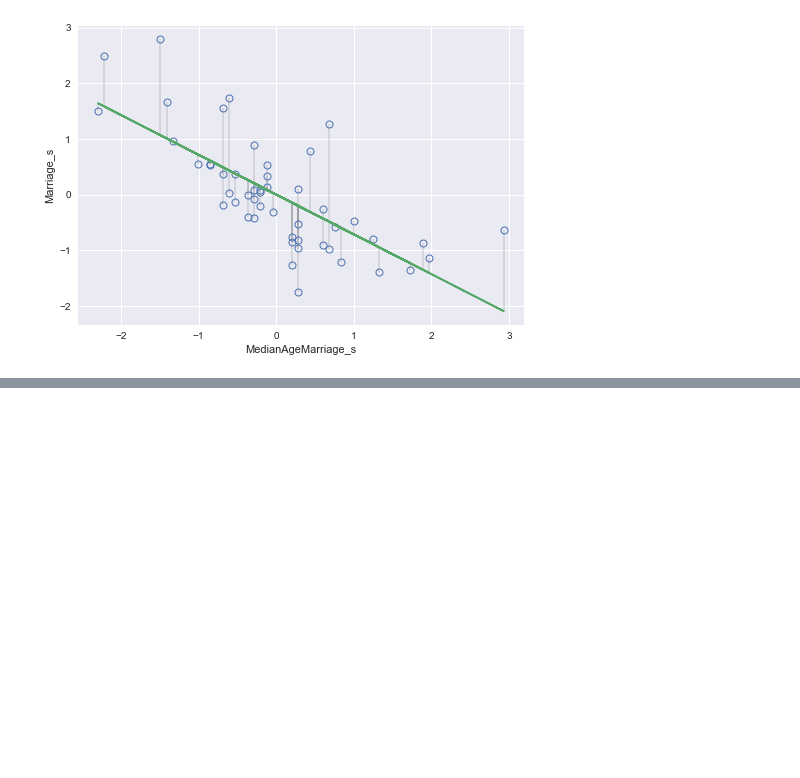
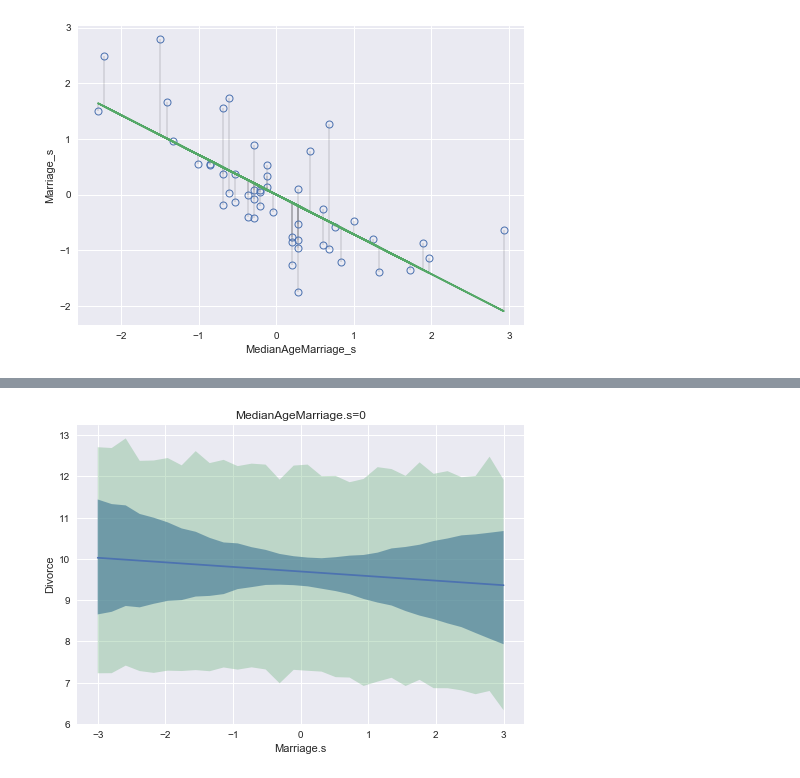
Before and after one commit to nwweber/statistical_rethinking, a Jupyter notebook: chapter_05_multivariate_linear_models.ipynb, the cells around one changed output, grey strips where cells are left out. Drawn from its saved outputs; the diff is of its cells as text; code cells hidden in the pictures; blank space fills up the shorter version.

```diff
--- a/chapter_05_multivariate_linear_models.ipynb
+++ b/chapter_05_multivariate_linear_models.ipynb
@@ -233,0 +250,34 @@ ax.set(xlabel='MedianAgeMarriage_s', ylabel='Marriage_s')
+# %%
+# Code 5.9
+
+# prepare new counterfactual data
+
+# note: isn't MedianAgeMarriage_s.mean() guaranteed to be 0 by definition of a standardized variable?
+A_avg = d.MedianAgeMarriage_s.mean()
+R_seq = np.linspace(start=-3, stop=3, num=30)
+pred_data = pd.DataFrame(
+    data={
+        'Marriage_s': R_seq,
+        'MedianAgeMarriage_s': A_avg
+    }
+)
+
+# compute counterfactual mean divorce (mu)
+
+# mu dimensions: n_mcmc_samples x n_data_points
+mu = trace_m5_3['a'].reshape(-1, 1) + trace_m5_3['bR'].reshape(-1, 1) @ pred_data.Marriage_s.values.reshape(1, -1) + trace_m5_3['bA'].reshape(-1, 1) @ pred_data.MedianAgeMarriage_s.values.reshape(1, -1)
+mu_mean = mu.mean(axis=0)
+mu_PI = pm.hpd(mu, alpha=0.11)
+
+# R_sim dimensions same as mu dimensions. One col per mcmc sample, one row per input datum
+R_sim = np.random.normal(loc=mu, scale=trace_m5_3['sigma'].reshape(-1, 1))
+R_PI = pm.hpd(R_sim, alpha=0.11)
+
+fig, ax = plt.subplots()
+ax.set(xlabel='Marriage.s', ylabel='Divorce', title='MedianAgeMarriage.s=0');
+ax.plot(R_seq, mu_mean);
+# ax.plot(d.Marriage_s, d.Divorce, 'o', alpha=0.9, fillstyle='none', mew=1);
+ax.fill_between(R_seq, y1=mu_PI[:, 0], y2=mu_PI[:, 1], alpha=0.7);
+ax.fill_between(R_seq, y1=R_PI[:, 0], y2=R_PI[:, 1], alpha=0.3);
+# %% [output]
+[figure, added]
```
Also changed, not shown: parts of 3 cells of this notebook.
